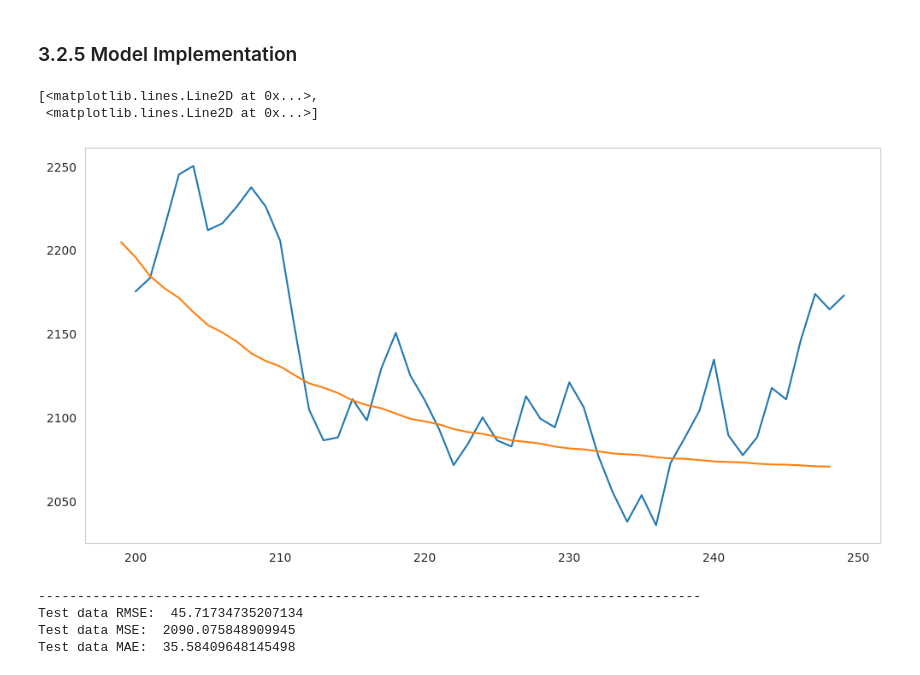
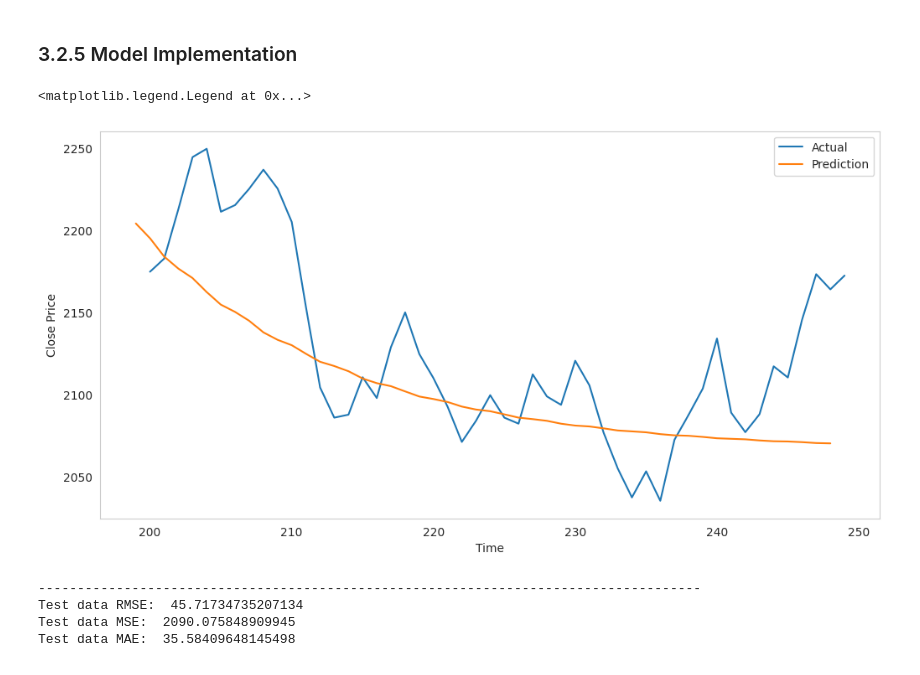
Before and after one commit to lzhu99/cis519proj, a Jupyter notebook: CIS5190_Project_StockPricePrediction.ipynb, the cells around one changed output. Saved outputs shown, nothing was run; the diff lists cells and outputs as text; code cells hidden in the pictures.

```diff
--- a/CIS5190_Project_StockPricePrediction.ipynb
+++ b/CIS5190_Project_StockPricePrediction.ipynb
@@ -1565,33 +1502,36 @@ plt.show()
 # %%
 
 from statsmodels.tsa.arima.model import ARIMA
 from sklearn.metrics import mean_squared_error
 
 # Use the 'Close' column as the target variable
 price = df['Close']
 # price=price-price.shift(1)
 # price=price.dropna()
 
 # Split the data into training and testing sets
 train_size = int(len(price) * 0.8)
 train, test = price[:train_size], price[train_size:]
 
 # Fit the ARIMA model
 p, d, q = 3,1,5
 model = ARIMA(train, order=(p, d, q))
 model_fit = model.fit()
 
 # Make predictions
 predictions = model_fit.forecast(steps=len(test))
 predictions
 
 # Plot the actual and predicted stock prices
 plt.figure(figsize=(12, 6))
-plt.plot(test.index, test,predictions)
+plt.plot(test.index, test)
+plt.plot(predictions)
+plt.xlabel("Time")
+plt.ylabel("Close Price")
+plt.legend(['Actual', 'Prediction'])
 # %% [output]
-[<matplotlib.lines.Line2D at 0x...>,
- <matplotlib.lines.Line2D at 0x...>]
+<matplotlib.legend.Legend at 0x...>
-[figure, old version]
+[figure, new version]
 # %%
 print("-------------------------------------------------------------------------------------")
 print("Test data RMSE: ", math.sqrt(mean_squared_error(test, predictions)))
```
Also changed, not shown: parts of 46 cells of this notebook.
